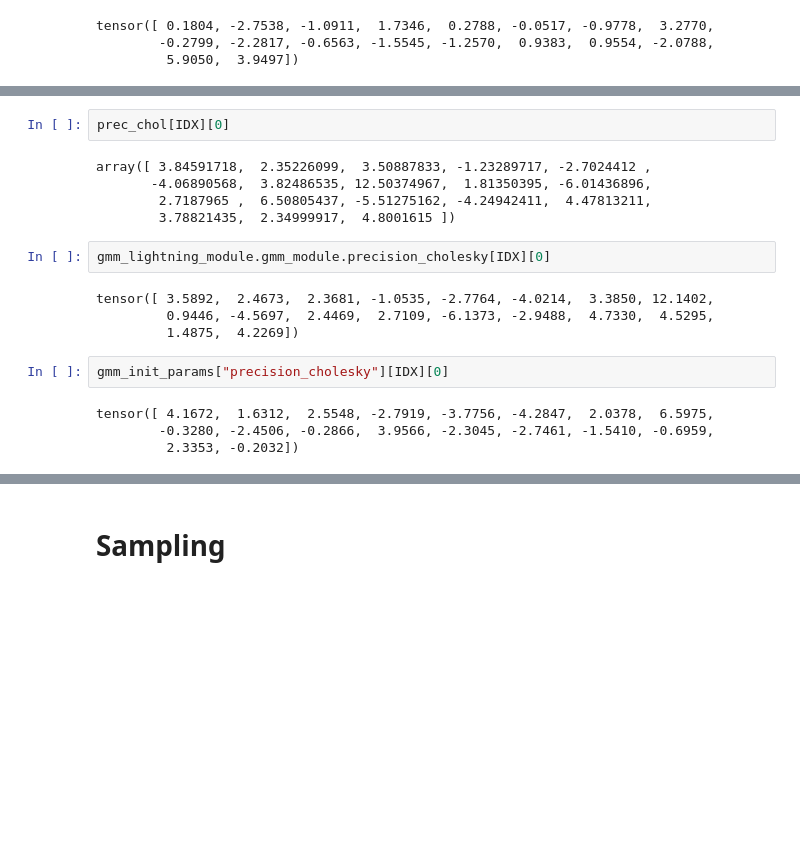
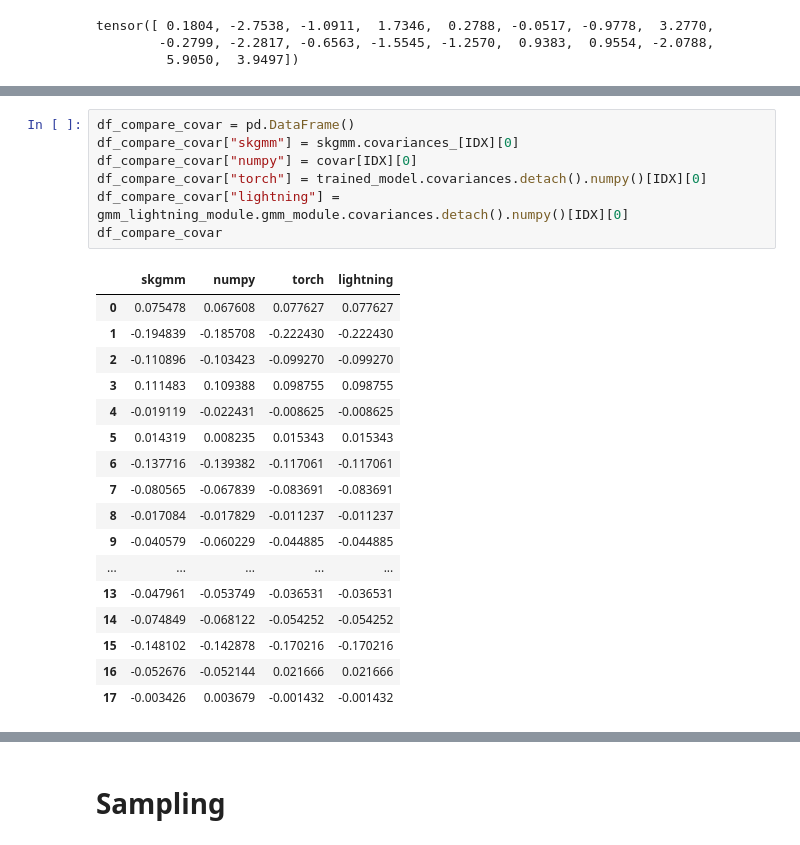
Before and after one commit to OpenSynth-energy/OpenSynth, a Jupyter notebook: notebooks/faraday/gmm_implementation_simplified.ipynb, the cells around one changed output, grey strips where cells are left out. Drawn from its saved outputs; the diff is of its cells as text; blank space fills up the shorter version.

```diff
--- a/notebooks/faraday/gmm_implementation_simplified.ipynb
+++ b/notebooks/faraday/gmm_implementation_simplified.ipynb
@@ -390,19 +399,25 @@ tensor([ 3.5892,  2.4673,  2.3681, -1.0535, -2.7764, -4.0214,  3.3850, 12.1402,
-# %%
-prec_chol[IDX][0]
-# %% [output]
-array([ 3.84591718,  2.35226099,  3.50887833, -1.23289717, -2.7024412 ,
-       -4.06890568,  3.82486535, 12.50374967,  1.81350395, -6.01436896,
-        2.7187965 ,  6.50805437, -5.51275162, -4.24942411,  4.47813211,
-        3.78821435,  2.34999917,  4.8001615 ])
-# %%
-gmm_lightning_module.gmm_module.precision_cholesky[IDX][0]
-# %% [output]
-tensor([ 3.5892,  2.4673,  2.3681, -1.0535, -2.7764, -4.0214,  3.3850, 12.1402,
-         0.9446, -4.5697,  2.4469,  2.7109, -6.1373, -2.9488,  4.7330,  4.5295,
-         1.4875,  4.2269])
-# %%
-gmm_init_params["precision_cholesky"][IDX][0]
-# %% [output]
-tensor([ 4.1672,  1.6312,  2.5548, -2.7919, -3.7756, -4.2847,  2.0378,  6.5975,
-        -0.3280, -2.4506, -0.2866,  3.9566, -2.3045, -2.7461, -1.5410, -0.6959,
-         2.3353, -0.2032])
+# %%
+df_compare_covar = pd.DataFrame()
+df_compare_covar["skgmm"] = skgmm.covariances_[IDX][0]
+df_compare_covar["numpy"] = covar[IDX][0]
+df_compare_covar["torch"] = trained_model.covariances.detach().numpy()[IDX][0]
+df_compare_covar["lightning"] = gmm_lightning_module.gmm_module.covariances.detach().numpy()[IDX][0]
+df_compare_covar
+# %% [output]
+|  | skgmm | numpy | torch | lightning |
+| 0 | 0.075478 | 0.067608 | 0.077627 | 0.077627 |
+| 1 | -0.194839 | -0.185708 | -0.222430 | -0.222430 |
+| 2 | -0.110896 | -0.103423 | -0.099270 | -0.099270 |
+| 3 | 0.111483 | 0.109388 | 0.098755 | 0.098755 |
+| 4 | -0.019119 | -0.022431 | -0.008625 | -0.008625 |
+| 5 | 0.014319 | 0.008235 | 0.015343 | 0.015343 |
+| 6 | -0.137716 | -0.139382 | -0.117061 | -0.117061 |
+| 7 | -0.080565 | -0.067839 | -0.083691 | -0.083691 |
+| 8 | -0.017084 | -0.017829 | -0.011237 | -0.011237 |
+| 9 | -0.040579 | -0.060229 | -0.044885 | -0.044885 |
+| ... | ... | ... | ... | ... |
+| 13 | -0.047961 | -0.053749 | -0.036531 | -0.036531 |
+| 14 | -0.074849 | -0.068122 | -0.054252 | -0.054252 |
+| 15 | -0.148102 | -0.142878 | -0.170216 | -0.170216 |
+| 16 | -0.052676 | -0.052144 | 0.021666 | 0.021666 |
+| 17 | -0.003426 | 0.003679 | -0.001432 | -0.001432 |
```
Also changed, not shown: parts of 14 cells of this notebook, 1 other file.
